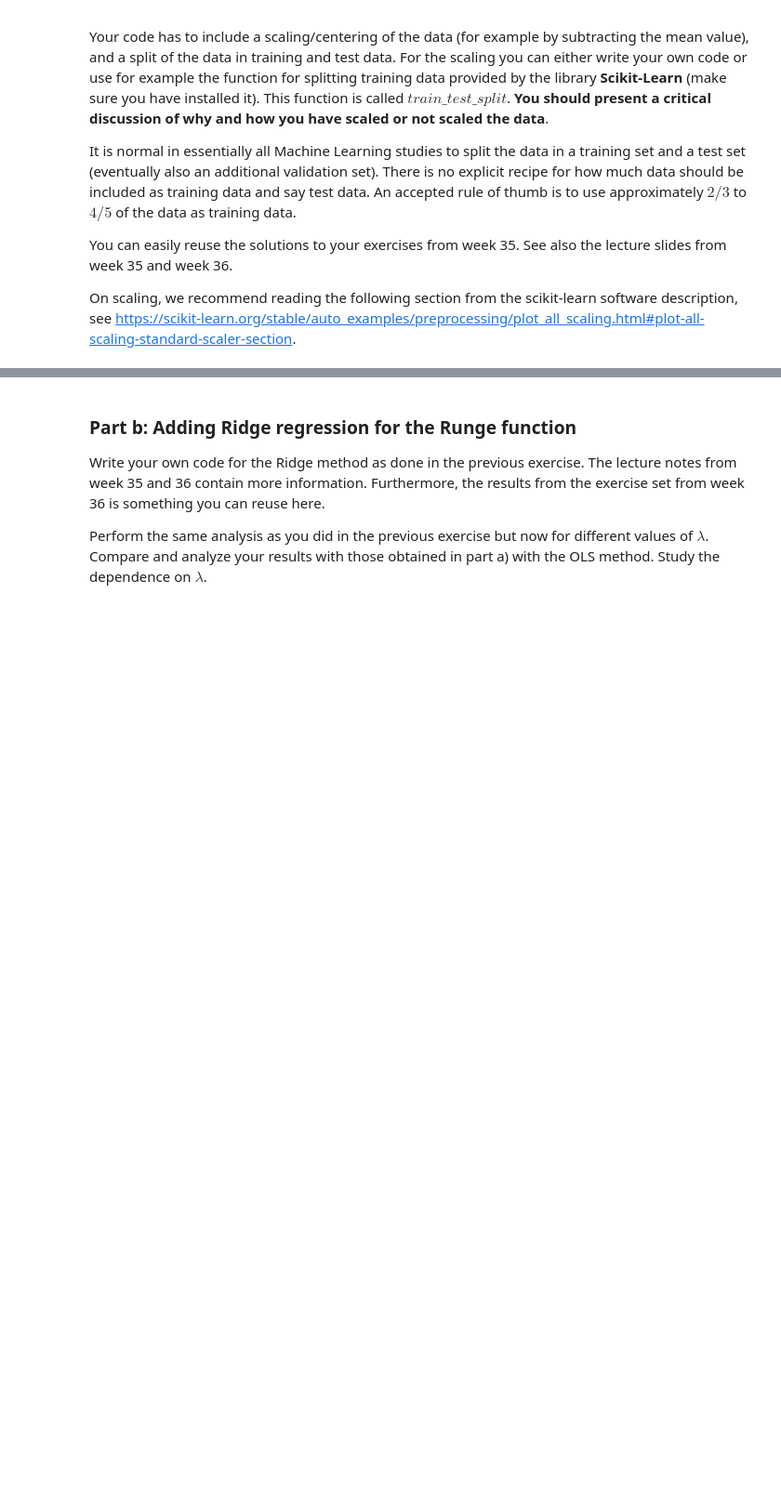
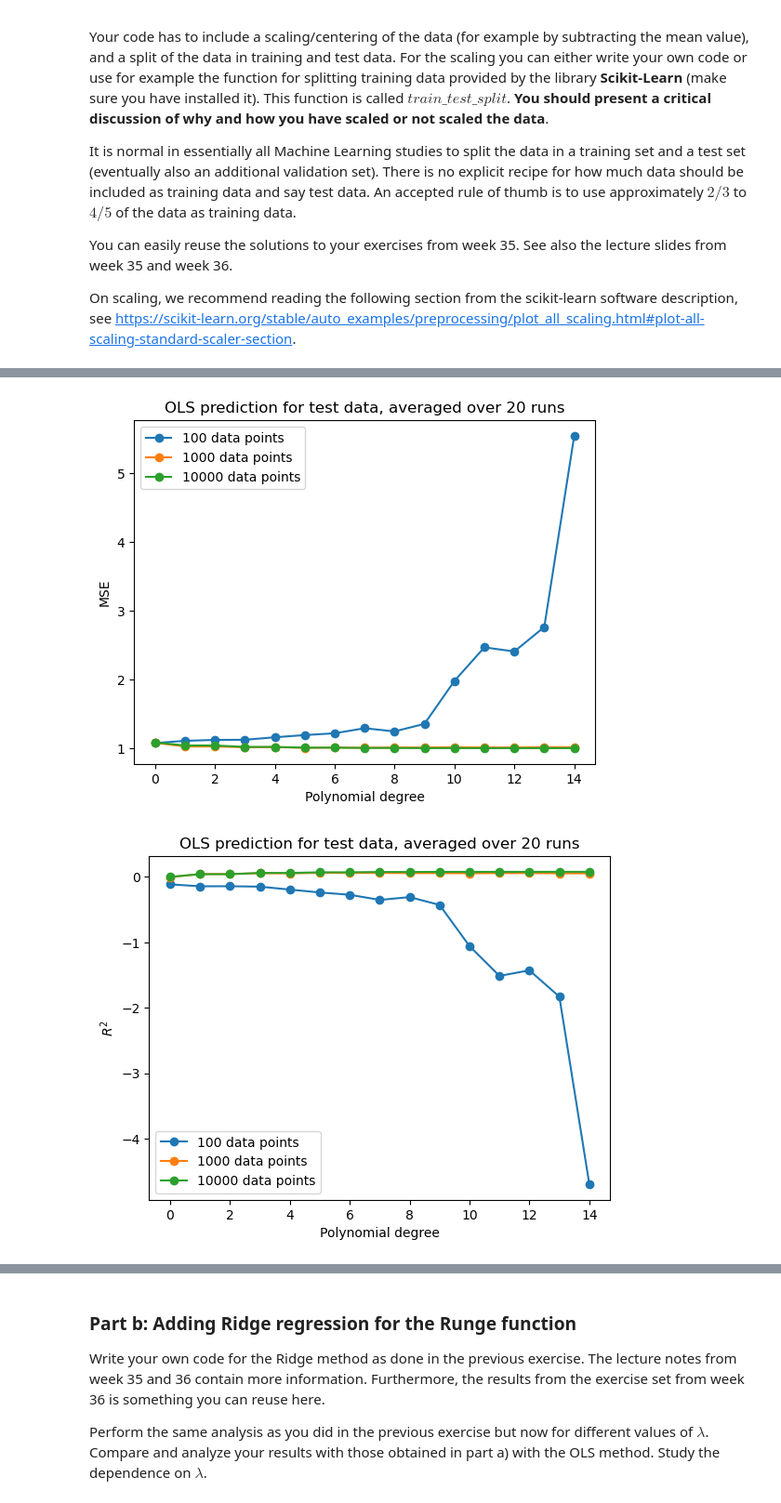
Before and after one commit to Waerstad/4155-Project-1, a Jupyter notebook: Code/project1_main.ipynb, the cells around one changed output, grey strips where cells are left out. Shown at 93% size. Drawn from its saved outputs; the diff is of its cells as text; code cells hidden in the pictures; blank space fills up the shorter version.

```diff
--- a/Code/project1_main.ipynb
+++ b/Code/project1_main.ipynb
@@ -219,0 +247,31 @@ for i_n in data_sizes:
+# %%
+plt.plot(mean_MSE_datasize_poly[0,:], "o-", label=f"{data_sizes[0]} data points")
+plt.plot(mean_MSE_datasize_poly[1,:], "o-", label=f"{data_sizes[1]} data points")
+plt.plot(mean_MSE_datasize_poly[2,:], "o-", label=f"{data_sizes[2]} data points")
+plt.title(f"OLS prediction for test data, averaged over {runs} runs")
+plt.xlabel("Polynomial degree")
+plt.ylabel("MSE")
+plt.legend()
+plt.show()
+plt.close()
+
+plt.plot(mean_R2_runs_datasize_polys_matrix[0,:], "o-", label=f"{data_sizes[0]} data points")
+plt.plot(mean_R2_runs_datasize_polys_matrix[1,:], "o-", label=f"{data_sizes[1]} data points")
+plt.plot(mean_R2_runs_datasize_polys_matrix[2,:], "o-", label=f"{data_sizes[2]} data points")
+plt.title(f"OLS prediction for test data, averaged over {runs} runs")
+plt.xlabel("Polynomial degree")
+plt.ylabel(r"$R^{2}$")
+plt.legend()
+plt.show()
+plt.close()
+
+plt.plot(mean_beta0s_runs_datasize_polys_matrix[])
+plt.title(f"OLS Beta0, averaged over {runs} runs")
+plt.xlabel("Polynomial degree")
+#plt.ylabel(r"$R^{2}$")
+plt.legend()
+plt.show()
+plt.close()
+# %% [output]
+[figure, added]
+[figure, added]
```
Also changed, not shown: parts of 3 cells of this notebook.
